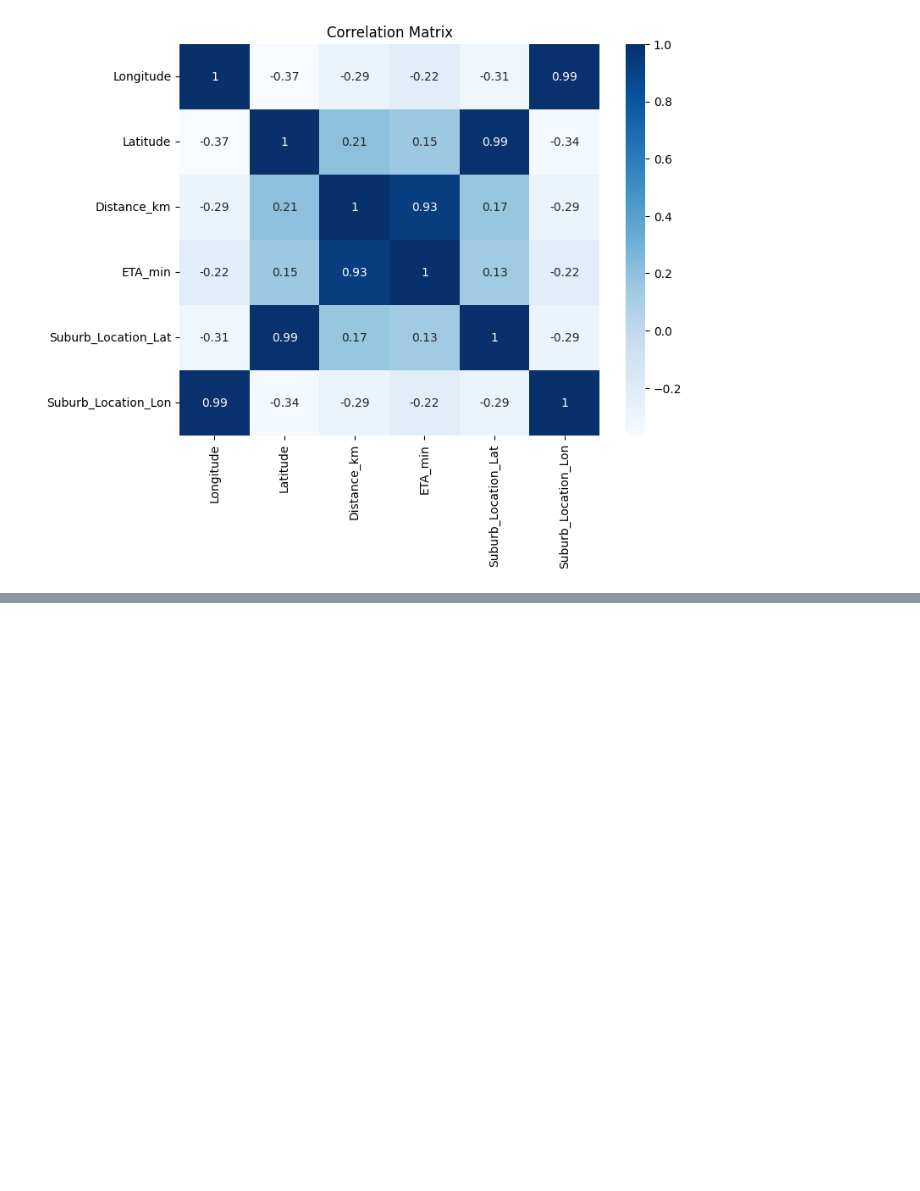
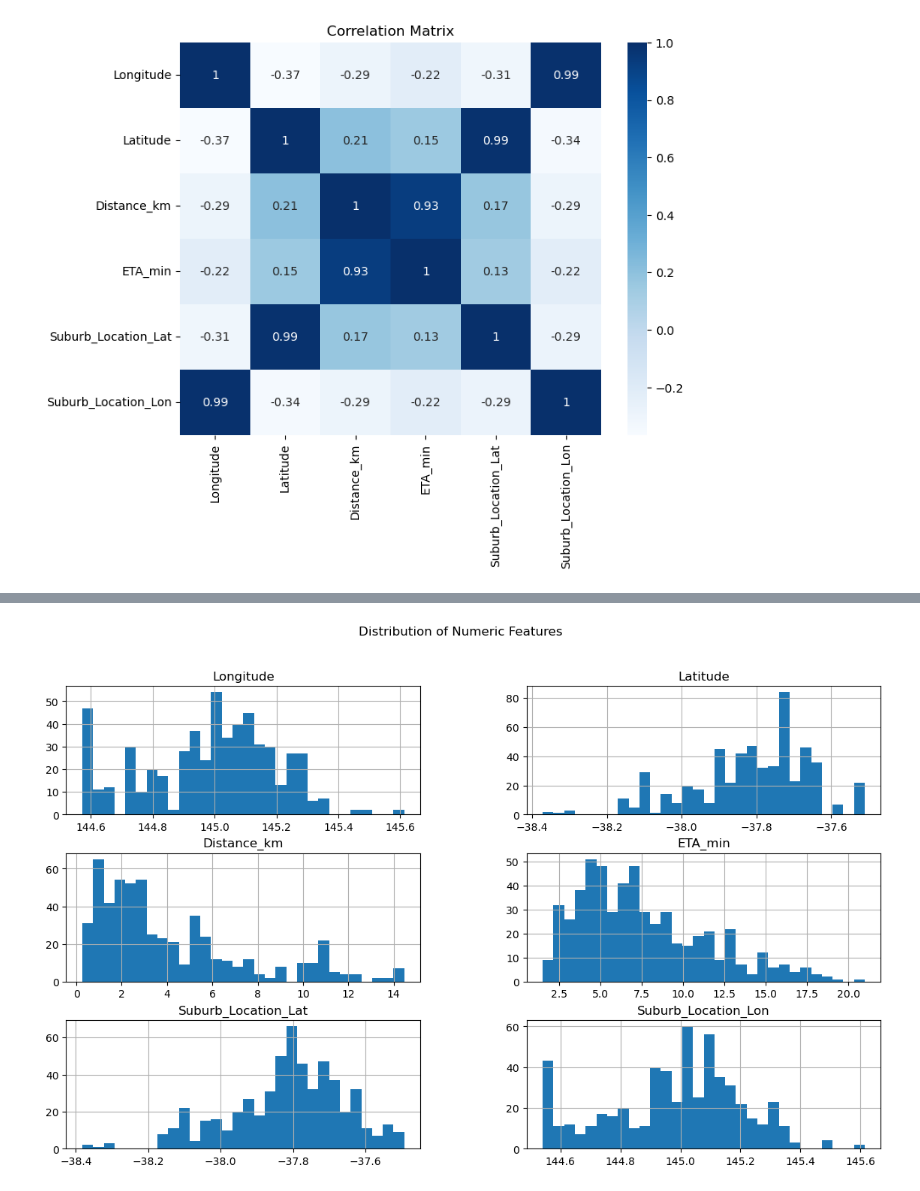
Before and after one commit to Chameleon-company/EVAT-Data-Science, a Jupyter notebook: Use_Cases/Home Charger Rental/Analysis/dataset_overview.ipynb, the cells around one changed output, grey strips where cells are left out. Cells and saved outputs as stored; diff of their text form; code cells hidden in the pictures; blank space fills up the shorter version.

```diff
--- a/Use_Cases/Home Charger Rental/Analysis/dataset_overview.ipynb
+++ b/Use_Cases/Home Charger Rental/Analysis/dataset_overview.ipynb
@@ -133,0 +142,6 @@ plt.show()
+# %%
+df.hist(figsize=(14,8), bins=30)
+plt.suptitle("Distribution of Numeric Features")
+plt.show()
+# %% [output]
+[figure, added]
```
Also changed, not shown: parts of 6 cells of this notebook, 20 other files.
